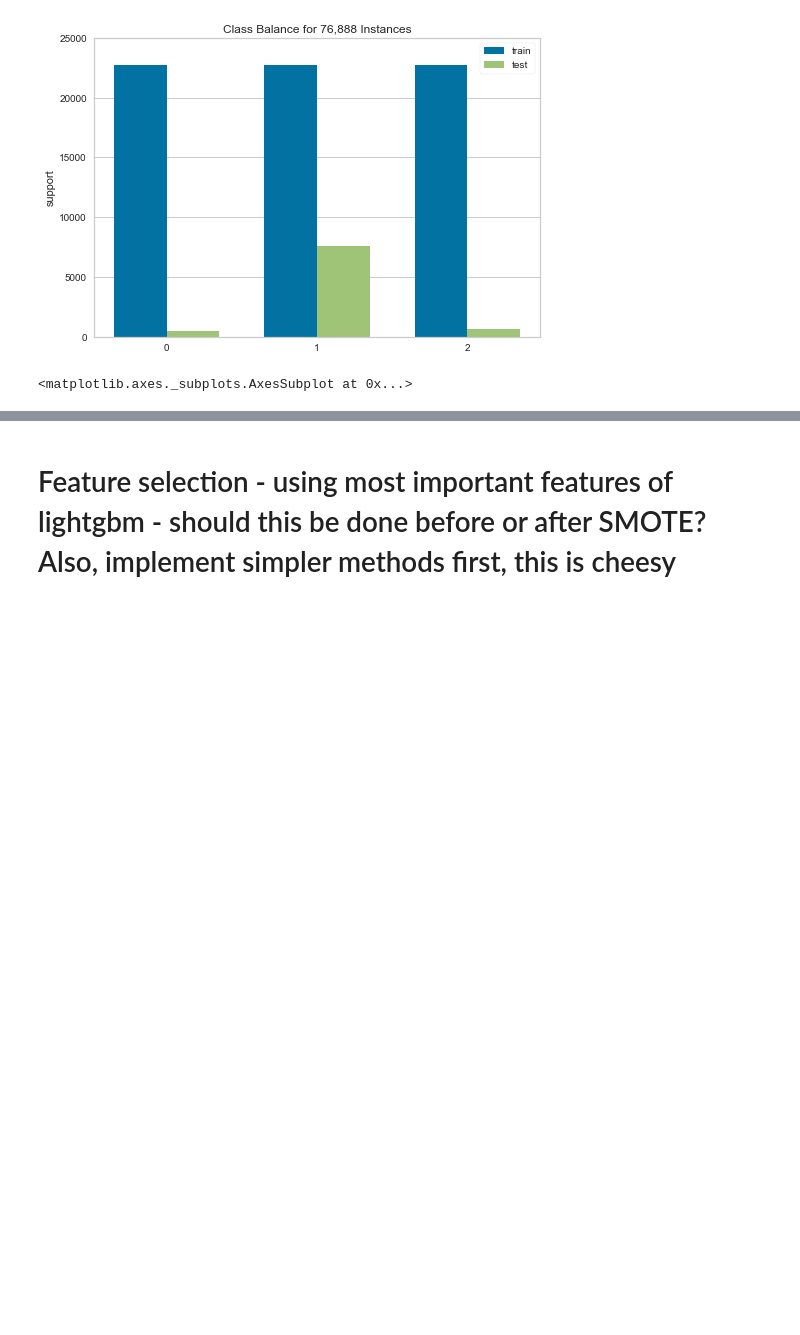
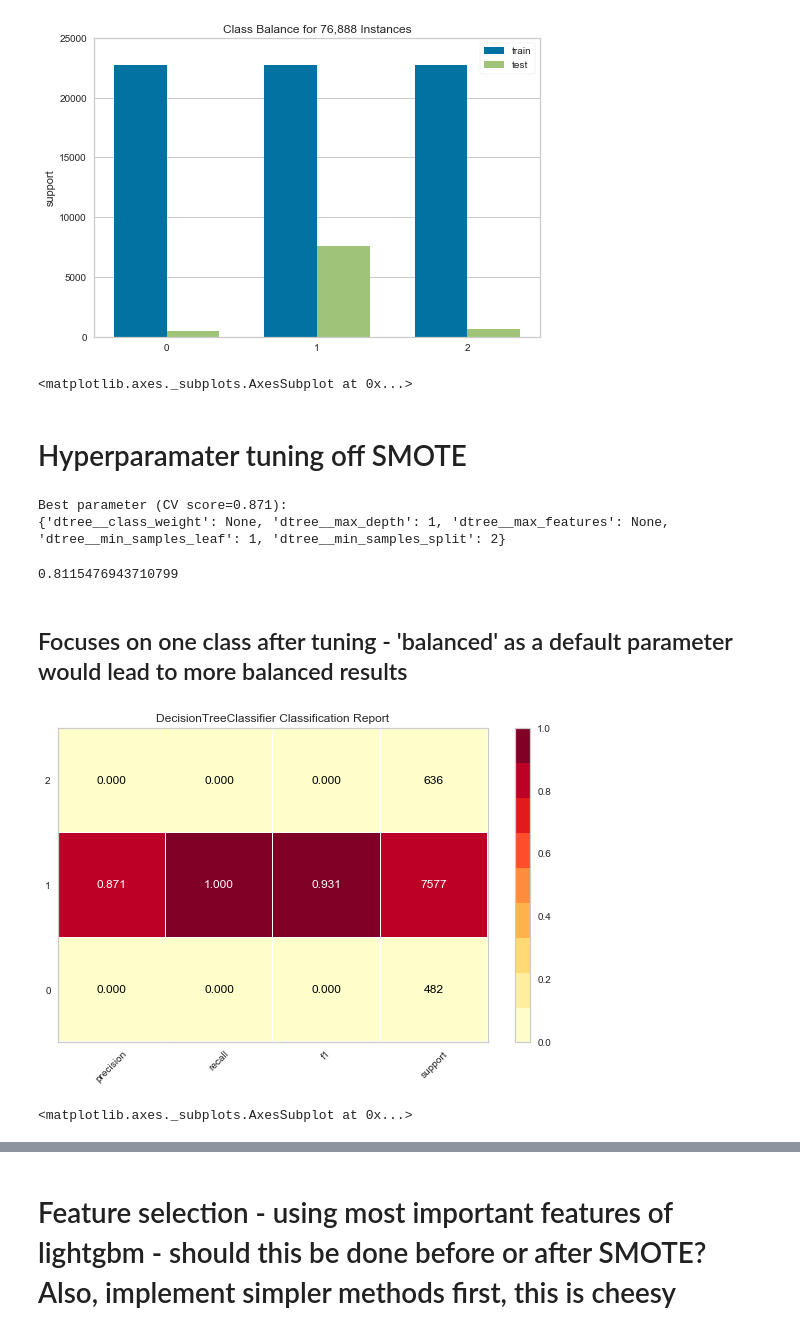
Before and after one commit to MichaelBurak/crunchbase-analysis, a Jupyter notebook: crunchbase-analysis.ipynb, the cells around one changed output, grey strips where cells are left out. Drawn from its saved outputs; the diff is of its cells as text; code cells hidden in the pictures; blank space fills up the shorter version.

```diff
--- a/crunchbase-analysis.ipynb
+++ b/crunchbase-analysis.ipynb
@@ -1277,3 +1286,48 @@ visualizer.show()
 # %% [output]
 [figure]
 <matplotlib.axes._subplots.AxesSubplot at 0x...>
+# %% [markdown]
+# Hyperparamater tuning off SMOTE
+# %%
+classifier = DecisionTreeClassifier(random_state=0)
+pipe = Pipeline(steps=[('dtree', classifier)])
+
+param_grid = {
+
+    'dtree__max_depth': [1,2,5],
+    'dtree__min_samples_split': [1,2,5],
+    'dtree__min_samples_leaf': [1,4,10],
+    'dtree__max_features': [None,50,25],
+    'dtree__class_weight': ['balanced', None]
+
+}
+search = GridSearchCV(pipe, param_grid, n_jobs=-1, scoring=f1)
+search.fit(X_train, y_train)
+print("Best parameter (CV score=%0.3f):" % search.best_score_)
+print(search.best_params_)
+# %% [output]
+Best parameter (CV score=0.871):
+{'dtree__class_weight': None, 'dtree__max_depth': 1, 'dtree__max_features': None, 'dtree__min_samples_leaf': 1, 'dtree__min_samples_split': 2}
+# %%
+smote_d_param = {'class_weight': None, 'max_depth': 1, 'max_features': None, 'min_samples_leaf': 1, 'min_samples_split': 2}
+#to account for all classes: {'class_weight': 'balanced', 'max_depth': 5, 'max_features': 50, 'min_samples_leaf': 4, 'min_samples_split': 2}
+clf = DecisionTreeClassifier(random_state=0, **smote_d_param)
+clf.fit(X_train, y_train)
+y_pred = clf.predict(X_test)
+# %%
+from sklearn.metrics import f1_score
+f1_score(y_test, y_pred, average='weighted')
+# %% [output]
+0.8115476943710799
+# %% [markdown]
+## Focuses on one class after tuning - 'balanced' as a default parameter would lead to more balanced results
+# %%
+from yellowbrick.classifier import ClassificationReport
+visualizer = ClassificationReport(clf, classes=clf.classes_, support=True)
+
+visualizer.fit(X_train, y_train)
+visualizer.score(X_test, y_test)
+visualizer.show()
+# %% [output]
+[figure, added]
+<matplotlib.axes._subplots.AxesSubplot at 0x...>
```
Also changed, not shown: parts of 104 cells of this notebook.
